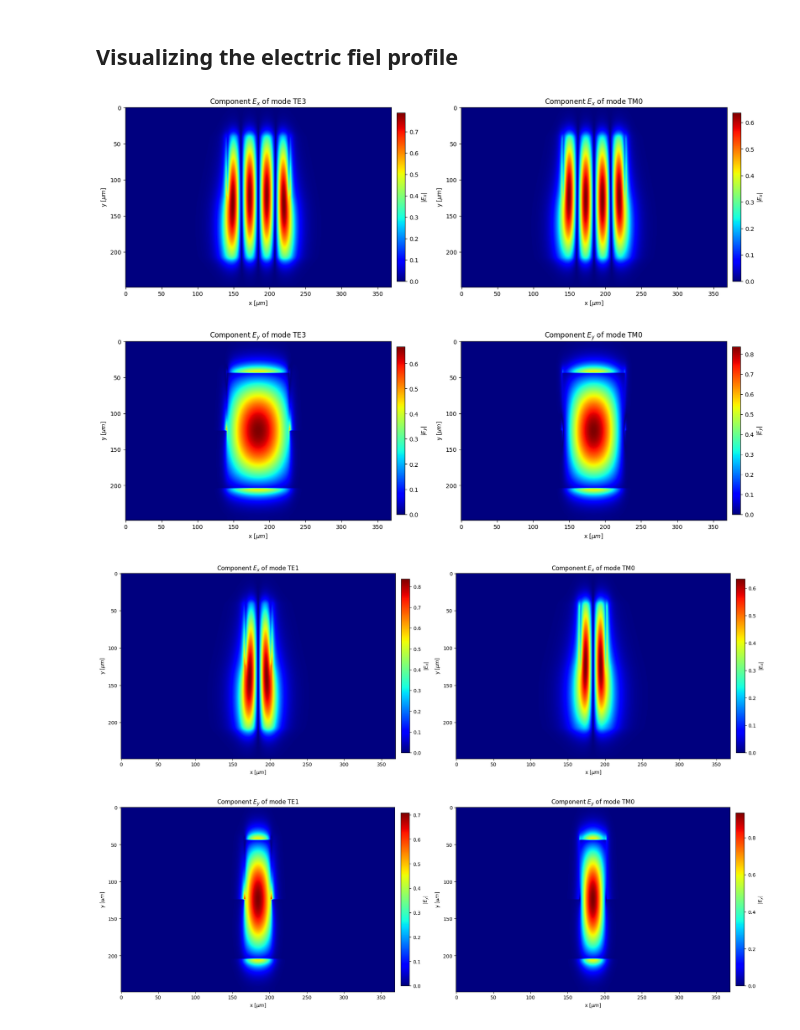
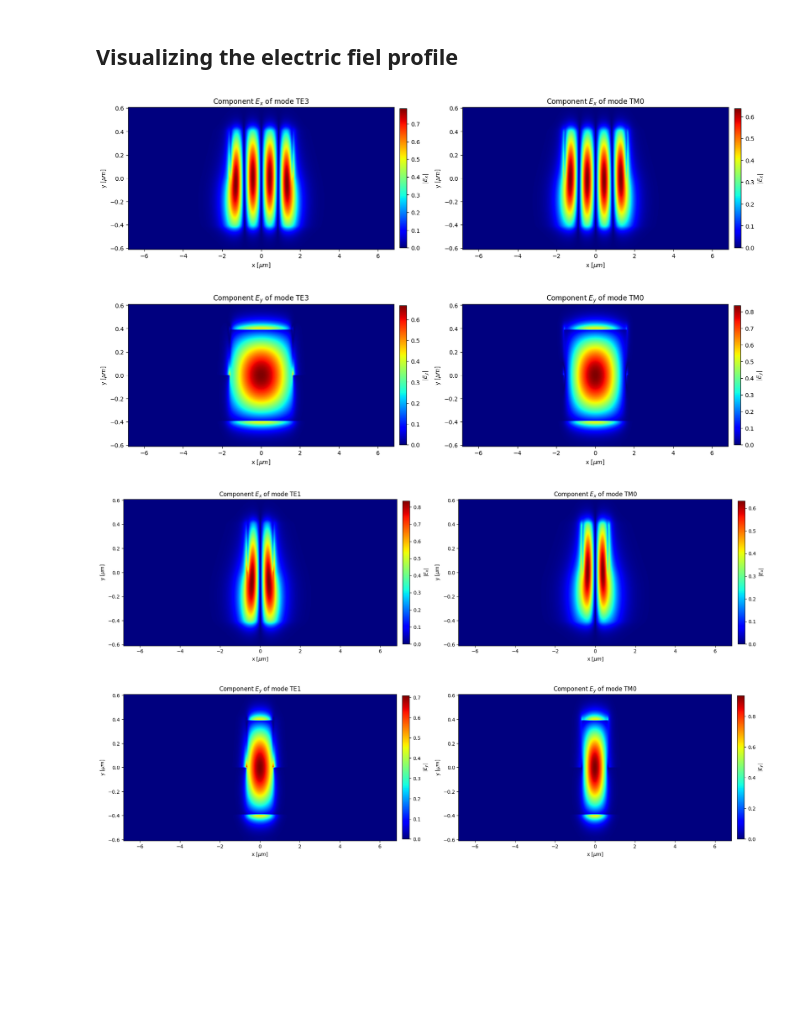
Before and after one commit to LucasGabrielMelo/Capacita-o---Fot-nica, a Jupyter notebook: APIPython/Waveguides/Rib_waveguide/RIB_waveguide_FDE.ipynb, the cells around one changed output. Cells and saved outputs as stored; diff of their text form; code cells hidden in the pictures; blank space fills up the shorter version.

```diff
--- a/APIPython/Waveguides/Rib_waveguide/RIB_waveguide_FDE.ipynb
+++ b/APIPython/Waveguides/Rib_waveguide/RIB_waveguide_FDE.ipynb
@@ -148,43 +168,46 @@ eField_4_x = np.abs(np.squeeze(modeApi.getdata('mode4', 'Ex')))
 eField_5_x = np.abs(np.squeeze(modeApi.getdata('mode5', 'Ex')))
 eField_4_y = np.abs(np.squeeze(modeApi.getdata('mode4', 'Ey')))
 eField_5_y = np.abs(np.squeeze(modeApi.getdata('mode5', 'Ey')))
+
+x_structure = modeApi.getdata('FDE::data::mode1', 'x')/um
+y_structure = modeApi.getdata('FDE::data::mode1', 'y')/um
 # %%
 fig, ax = plt.subplots(1,2, figsize=(19, 8))
 
-im1 = ax[0].imshow(np.rot90(eField_4_x),  vmin = 0, vmax = np.max(eField_4_x), cmap = plt.get_cmap('jet'))
+im1 = ax[0].imshow(np.rot90(eField_4_x),  vmin = 0, vmax = np.max(eField_4_x), cmap = plt.get_cmap('jet'), extent=[x_structure[0], x_structure[-1], y_structure[0], y_structure[-1]], aspect=6)
 ax[0].set_title(r'Component $E_x$ of mode TE3')
 ax[0].set_xlabel(r'x [$\mu m$]')
 ax[0].set_ylabel(r'y [$\mu m$]')
 
-im2 =ax[1].imshow(np.rot90(eField_5_x),  vmin = 0, vmax = np.max(eField_5_x), cmap = plt.get_cmap('jet'))
+im2 =ax[1].imshow(np.rot90(eField_5_x),  vmin = 0, vmax = np.max(eField_5_x), cmap = plt.get_cmap('jet'), extent=[x_structure[0], x_structure[-1], y_structure[0], y_structure[-1]], aspect=6)
 ax[1].set_title(r'Component $E_x$ of mode TM0')
 ax[1].set_xlabel(r'x [$\mu m$]')
 ax[1].set_ylabel(r'y [$\mu m$]')
 
-fig.colorbar(im1, ax=ax[0], fraction = 0.03, pad =0.02, label = r'$|E_x|$')
-fig.colorbar(im2, ax=ax[1], fraction = 0.03, pad =0.02, label = r'$|E_x|$')
+fig.colorbar(im1, ax=ax[0], fraction = 0.025, pad =0.02, label = r'$|E_x|$')
+fig.colorbar(im2, ax=ax[1], fraction = 0.025, pad =0.02, label = r'$|E_x|$')
 
 plt.show()
 
 fig, ax = plt.subplots(1,2, figsize=(19, 8))
 
-im1 = ax[0].imshow(np.rot90(eField_4_y),  vmin = 0, vmax = np.max(eField_4_y), cmap = plt.get_cmap('jet'))
+im1 = ax[0].imshow(np.rot90(eField_4_y),  vmin = 0, vmax = np.max(eField_4_y), cmap = plt.get_cmap('jet'), extent=[x_structure[0], x_structure[-1], y_structure[0], y_structure[-1]], aspect=6)
 ax[0].set_title(r'Component $E_y$ of mode TE3')
 ax[0].set_xlabel(r'x [$\mu m$]')
 ax[0].set_ylabel(r'y [$\mu m$]')
 
-im2 =ax[1].imshow(np.rot90(eField_5_y),  vmin = 0, vmax = np.max(eField_5_y), cmap = plt.get_cmap('jet'))
+im2 =ax[1].imshow(np.rot90(eField_5_y),  vmin = 0, vmax = np.max(eField_5_y), cmap = plt.get_cmap('jet'), extent=[x_structure[0], x_structure[-1], y_structure[0], y_structure[-1]], aspect=6)
 ax[1].set_title(r'Component $E_y$ of mode TM0')
 ax[1].set_xlabel(r'x [$\mu m$]')
 ax[1].set_ylabel(r'y [$\mu m$]')
 
-fig.colorbar(im1, ax=ax[0], fraction = 0.03, pad =0.02, label = r'$|E_y|$')
-fig.colorbar(im2, ax=ax[1], fraction = 0.03, pad =0.02, label = r'$|E_y|$')
+fig.colorbar(im1, ax=ax[0], fraction = 0.025, pad =0.02, label = r'$|E_y|$')
+fig.colorbar(im2, ax=ax[1], fraction = 0.025, pad =0.02, label = r'$|E_y|$')
 
 plt.show()
 # %% [output]
-[figure, old version]
+[figure, new version]
-[figure, old version]
+[figure, new version]
 # %%
 modeApi.switchtolayout()
 modeApi.setnamed('top_layer', 'x span', 1*um)
@@ -198,41 +224,41 @@ eField_3_y = np.abs(np.squeeze(modeApi.getdata('mode3', 'Ey')))
 # %%
 fig, ax = plt.subplots(1,2, figsize=(19, 8))
 
-im1 = ax[0].imshow(np.rot90(eField_2_x),  vmin = 0, vmax = np.max(eField_2_x), cmap = plt.get_cmap('jet'))
+im1 = ax[0].imshow(np.rot90(eField_2_x),  vmin = 0, vmax = np.max(eField_2_x), cmap = plt.get_cmap('jet'), extent=[x_structure[0], x_structure[-1], y_structure[0], y_structure[-1]], aspect=6)
 ax[0].set_title(r'Component $E_x$ of mode TE1')
 ax[0].set_xlabel(r'x [$\mu m$]')
 ax[0].set_ylabel(r'y [$\mu m$]')
 
-im2 =ax[1].imshow(np.rot90(eField_3_x),  vmin = 0, vmax = np.max(eField_3_x), cmap = plt.get_cmap('jet'))
+im2 =ax[1].imshow(np.rot90(eField_3_x),  vmin = 0, vmax = np.max(eField_3_x), cmap = plt.get_cmap('jet'), extent=[x_structure[0], x_structure[-1], y_structure[0], y_structure[-1]], aspect=6)
 ax[1].set_title(r'Component $E_x$ of mode TM0')
 ax[1].set_xlabel(r'x [$\mu m$]')
 ax[1].set_ylabel(r'y [$\mu m$]')
 
-fig.colorbar(im1, ax=ax[0], fraction = 0.03, pad =0.02, label = r'$|E_x|$')
-fig.colorbar(im2, ax=ax[1], fraction = 0.03, pad =0.02, label = r'$|E_x|$')
+fig.colorbar(im1, ax=ax[0], fraction = 0.025, pad =0.02, label = r'$|E_x|$')
+fig.colorbar(im2, ax=ax[1], fraction = 0.025, pad =0.02, label = r'$|E_x|$')
 
 plt.tight_layout()
 plt.show()
 
 fig, ax = plt.subplots(1,2, figsize=(19, 8))
 
-im1 = ax[0].imshow(np.rot90(eField_2_y),  vmin = 0, vmax = np.max(eField_2_y), cmap = plt.get_cmap('jet'))
+im1 = ax[0].imshow(np.rot90(eField_2_y),  vmin = 0, vmax = np.max(eField_2_y), cmap = plt.get_cmap('jet'), extent=[x_structure[0], x_structure[-1], y_structure[0], y_structure[-1]], aspect=6)
 ax[0].set_title(r'Component $E_y$ of mode TE1')
 ax[0].set_xlabel(r'x [$\mu m$]')
 ax[0].set_ylabel(r'y [$\mu m$]')
 
-im2 =ax[1].imshow(np.rot90(eField_3_y),  vmin = 0, vmax = np.max(eField_3_y), cmap = plt.get_cmap('jet'))
+im2 =ax[1].imshow(np.rot90(eField_3_y),  vmin = 0, vmax = np.max(eField_3_y), cmap = plt.get_cmap('jet'), extent=[x_structure[0], x_structure[-1], y_structure[0], y_structure[-1]], aspect=6)
 ax[1].set_title(r'Component $E_y$ of mode TM0')
 ax[1].set_xlabel(r'x [$\mu m$]')
 ax[1].set_ylabel(r'y [$\mu m$]')
 
-fig.colorbar(im1, ax=ax[0], fraction = 0.03, pad =0.02, label = r'$|E_y|$')
-fig.colorbar(im2, ax=ax[1], fraction = 0.03, pad =0.02, label = r'$|E_y|$')
+fig.colorbar(im1, ax=ax[0], fraction = 0.025, pad =0.02, label = r'$|E_y|$')
+fig.colorbar(im2, ax=ax[1], fraction = 0.025, pad =0.02, label = r'$|E_y|$')
 
 plt.tight_layout()
 plt.show()
 # %% [output]
-[figure, old version]
+[figure, new version]
-[figure, old version]
+[figure, new version]
 # %%
 modeApi.close()
```
Also changed, not shown: parts of 4 cells of this notebook.
